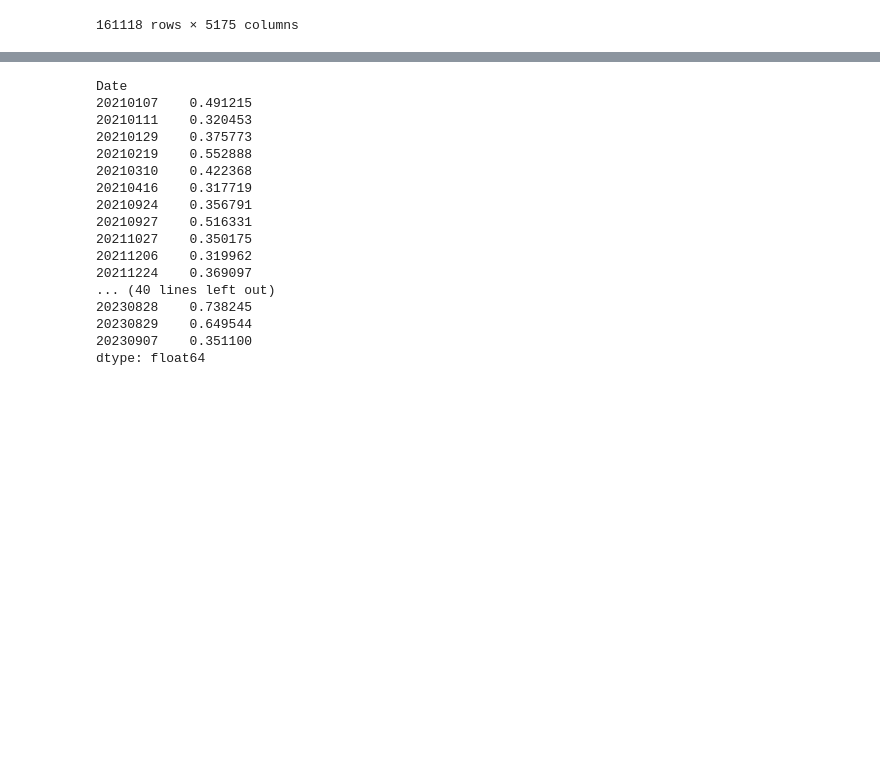
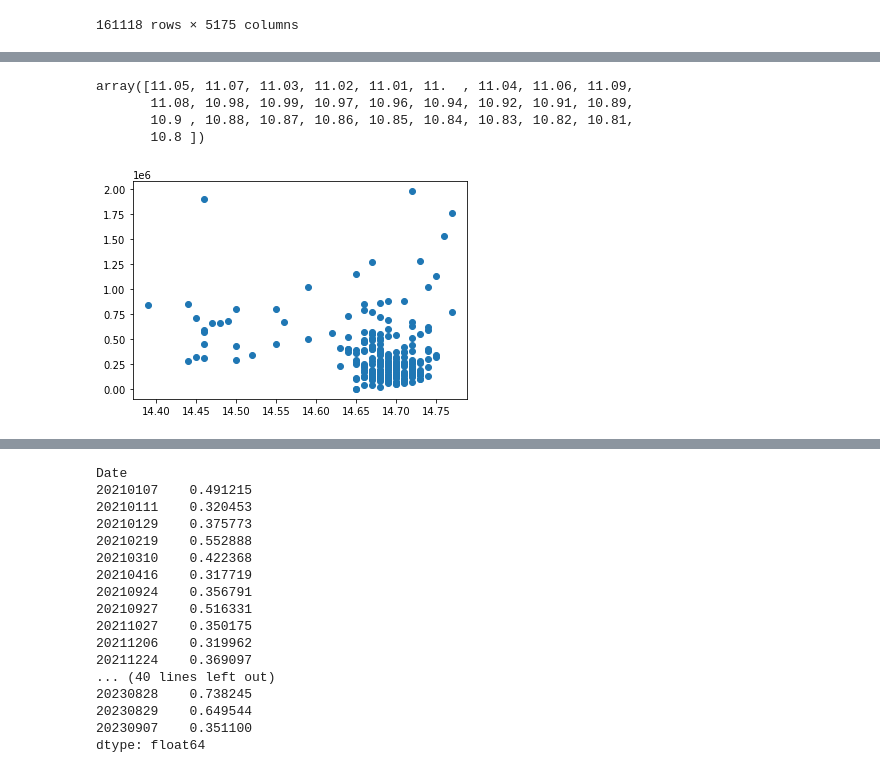
Before and after one commit to ForestMayJun/Quant_v3, a Jupyter notebook: alpha_oct/inday_period.ipynb, the cells around one changed output, grey strips where cells are left out. Saved outputs shown, nothing was run; the diff lists cells and outputs as text; code cells hidden in the pictures; blank space fills up the shorter version.

```diff
--- a/alpha_oct/inday_period.ipynb
+++ b/alpha_oct/inday_period.ipynb
@@ -115,0 +334,3 @@ inv_per_30, sym_30, len_30 = inverse(clo, 30)
+# %%
+da23 = pd.read_hdf('/mnt/datadisk2/aglv/aglv/lab_aglv/data2023.h5')
+da23
@@ -115,0 +368,13 @@ inv_per_30, sym_30, len_30 = inverse(clo, 30)
+# %%
+eg0103 = da23.xs('20230111', level='Date')
+eg0103 = eg0103.xs('SZ000023', level='InstrumentID')
+eg0103 = eg0103.iloc[:, [1, 4]]
+# eg0103['Close'] = (eg0103['Close'] - eg0103['Close'].mean()) / (eg0103['Close'].std())
+# eg0103['LastVolume'] = (eg0103['LastVolume'] - eg0103['LastVolume'].mean()) / eg0103['LastVolume'].std()
+# plt.scatter(eg0103.iloc[:, 0], eg0103.iloc[:, 1])
+eg0103.iloc[:, 0].unique()
+# %% [output]
+array([11.05, 11.07, 11.03, 11.02, 11.01, 11.  , 11.04, 11.06, 11.09,
+       11.08, 10.98, 10.99, 10.97, 10.96, 10.94, 10.92, 10.91, 10.89,
+       10.9 , 10.88, 10.87, 10.86, 10.85, 10.84, 10.83, 10.82, 10.81,
+       10.8 ])
@@ -115,0 +392,15 @@ inv_per_30, sym_30, len_30 = inverse(clo, 30)
+# %%
+def draw_price_vol(data:pd.DataFrame):
+    '''
+    data:MultiIndex对象, 一列价格一列成交量数据
+    '''
+    # p_unique = data['Close'].unique()
+    # vol_unique = pd.Series(index=p_unique)
+    # for p in vol_unique.index:
+    #     vol_unique.loc[p] = data['LastVolume'][data['Close'] == p].sum()
+
+    plt.scatter(data.iloc[:, 0], data.iloc[:, 1])
+# %%
+draw_price_vol(da23.xs('20230111', level='Date').xs('SZ000001', level='InstrumentID').iloc[:, [1, 4]])
+# %% [output]
+[figure, added]
```
Also changed, not shown: parts of 23 cells of this notebook, 1 other file.
